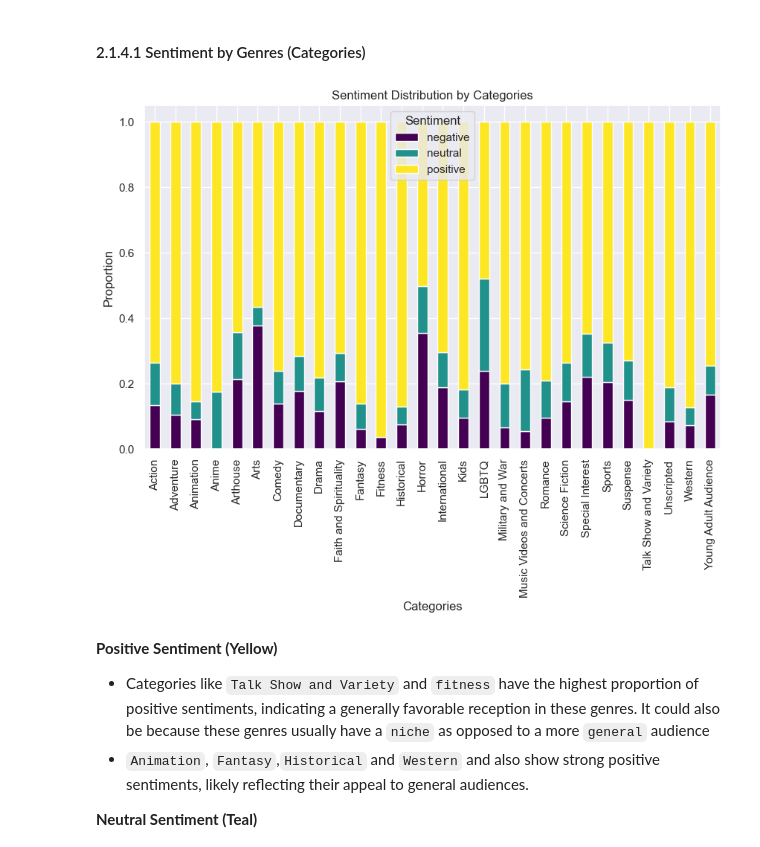
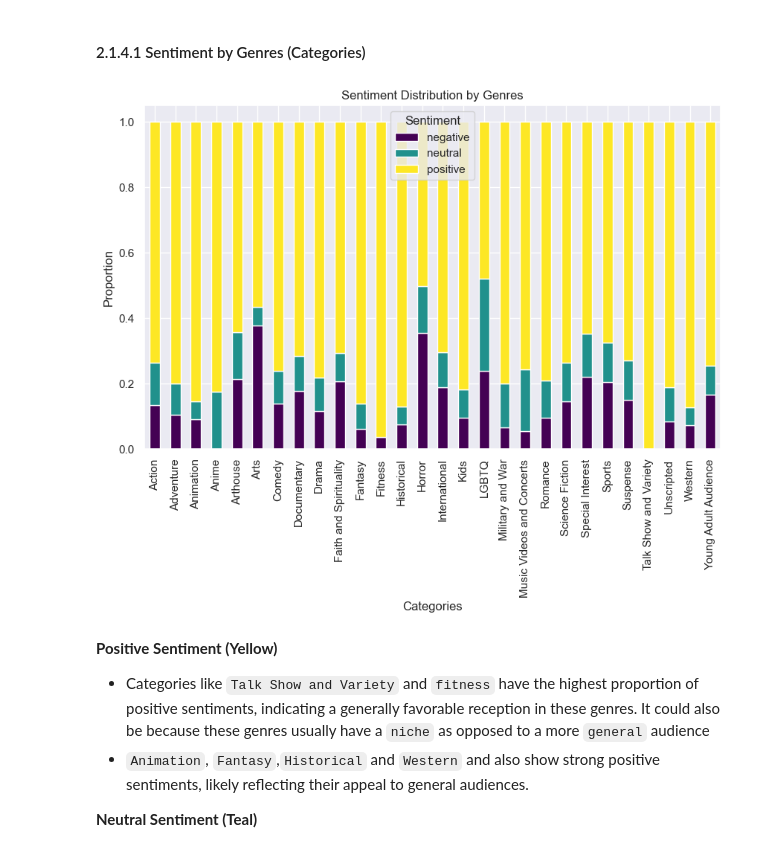
Before and after one commit to WambuiMunene/Group_1_Capstone_Project, a Jupyter notebook: index.ipynb, the cells around one changed output. Cells and saved outputs as stored; diff of their text form; code cells hidden in the pictures.

```diff
--- a/index.ipynb
+++ b/index.ipynb
@@ -860,17 +860,17 @@ plt.show()
 # %%
 # Cross-tabulation for sentiment and categories
 category_sentiment = pd.crosstab(data['categories'], data['sentiment'], normalize='index')
 
 # Stacked bar chart
 category_sentiment.plot(kind='bar', stacked=True, figsize=(10, 6), colormap='viridis')
-plt.title('Sentiment Distribution by Categories')
+plt.title('Sentiment Distribution by Genres')
 plt.xlabel('Categories')
 plt.ylabel('Proportion')
 plt.legend(title='Sentiment')
 plt.savefig('sentiment_by_genre')
 plt.show()
 # %% [output]
-[figure, old version]
+[figure, new version]
 # %% [markdown]
 
 **Positive Sentiment (Yellow)**
```
Also changed, not shown: parts of 4 cells of this notebook, 8 other files.
